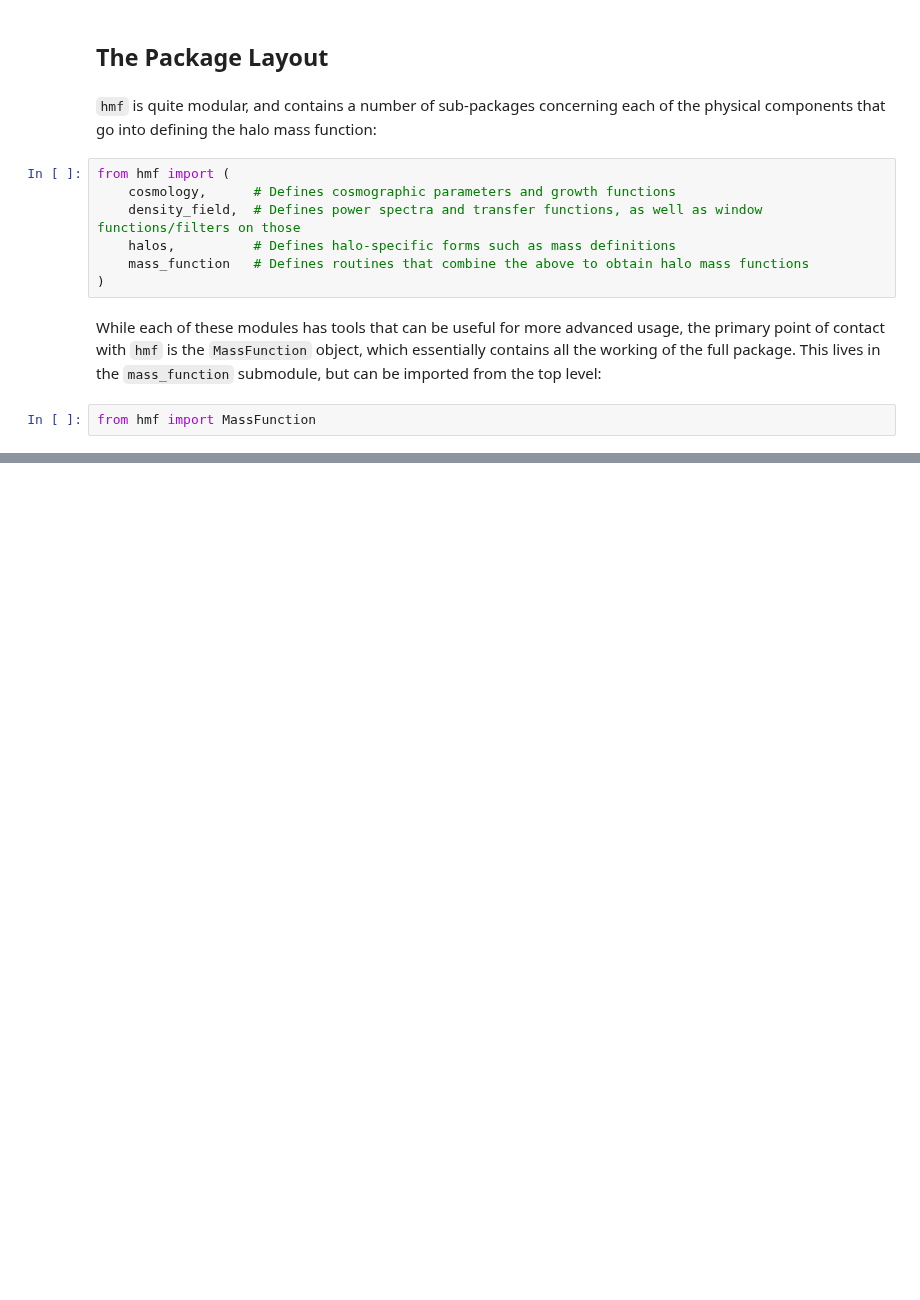
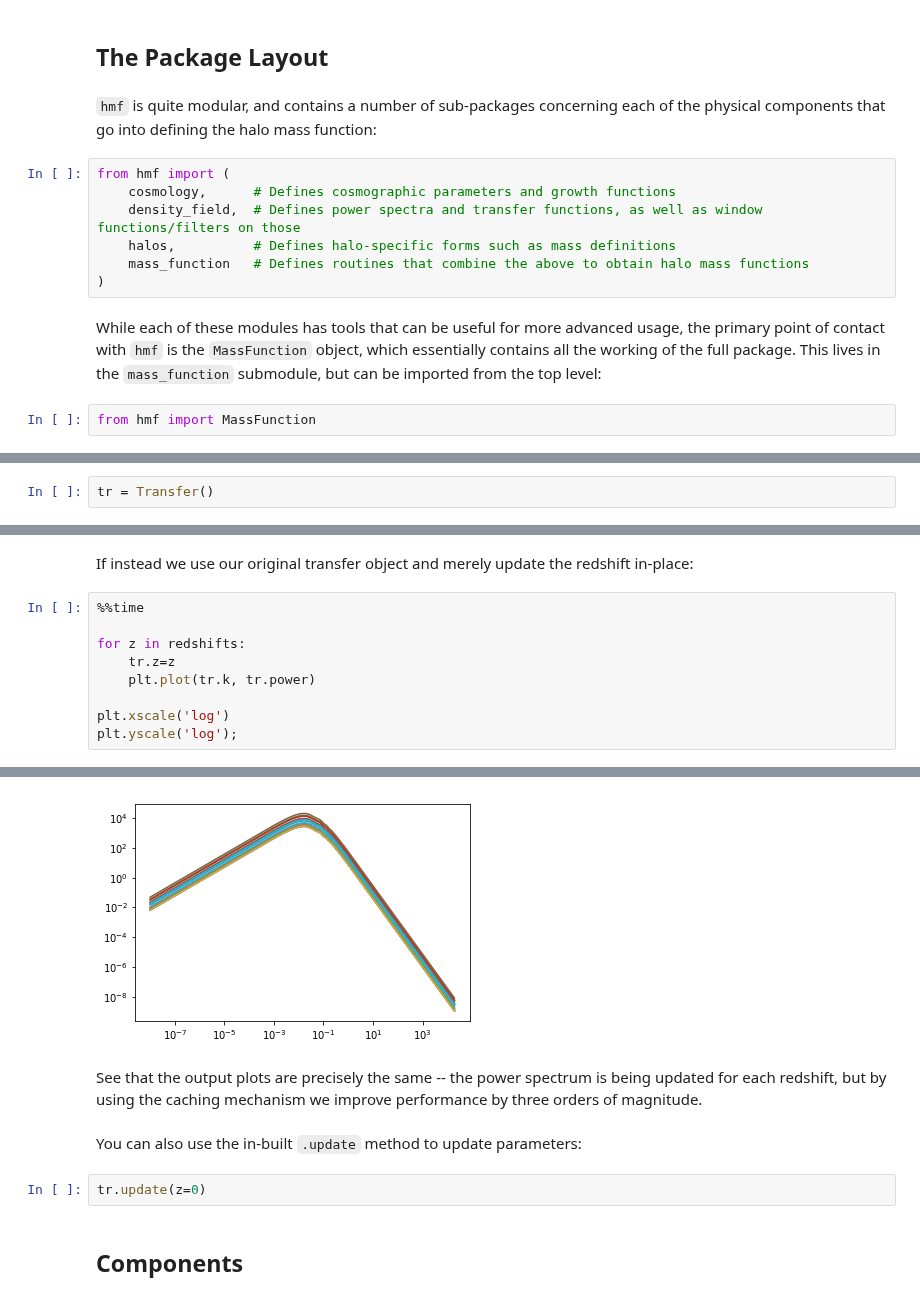
Before and after one commit to halomod/hmf, a Jupyter notebook: docs/examples/broad_overview.ipynb, the cells around one changed output, grey strips where cells are left out. Drawn from its saved outputs; the diff is of its cells as text; blank space fills up the shorter version.

```diff
--- a/docs/examples/broad_overview.ipynb
+++ b/docs/examples/broad_overview.ipynb
@@ -20,0 +27,2 @@ from hmf import MassFunction
+# %%
+tr = Transfer()
@@ -20,0 +146,12 @@ from hmf import MassFunction
+# %% [markdown]
+If instead we use our original transfer object and merely update the redshift in-place:
+# %%
+%%time
+
+for z in redshifts:
+    tr.z=z
+    plt.plot(tr.k, tr.power)
+
+plt.xscale('log')
+plt.yscale('log');
+# %% [output]
@@ -20,0 +160,9 @@ from hmf import MassFunction
+[figure, added]
+# %% [markdown]
+See that the output plots are precisely the same -- the power spectrum is being updated for each redshift, but by using the caching mechanism we improve performance by three orders of magnitude.
+# %% [markdown]
+You can also use the in-built `.update` method to update parameters:
+# %%
+tr.update(z=0)
+# %% [markdown]
+## Components
```
Also changed, not shown: parts of 51 cells of this notebook, 1 other file.
